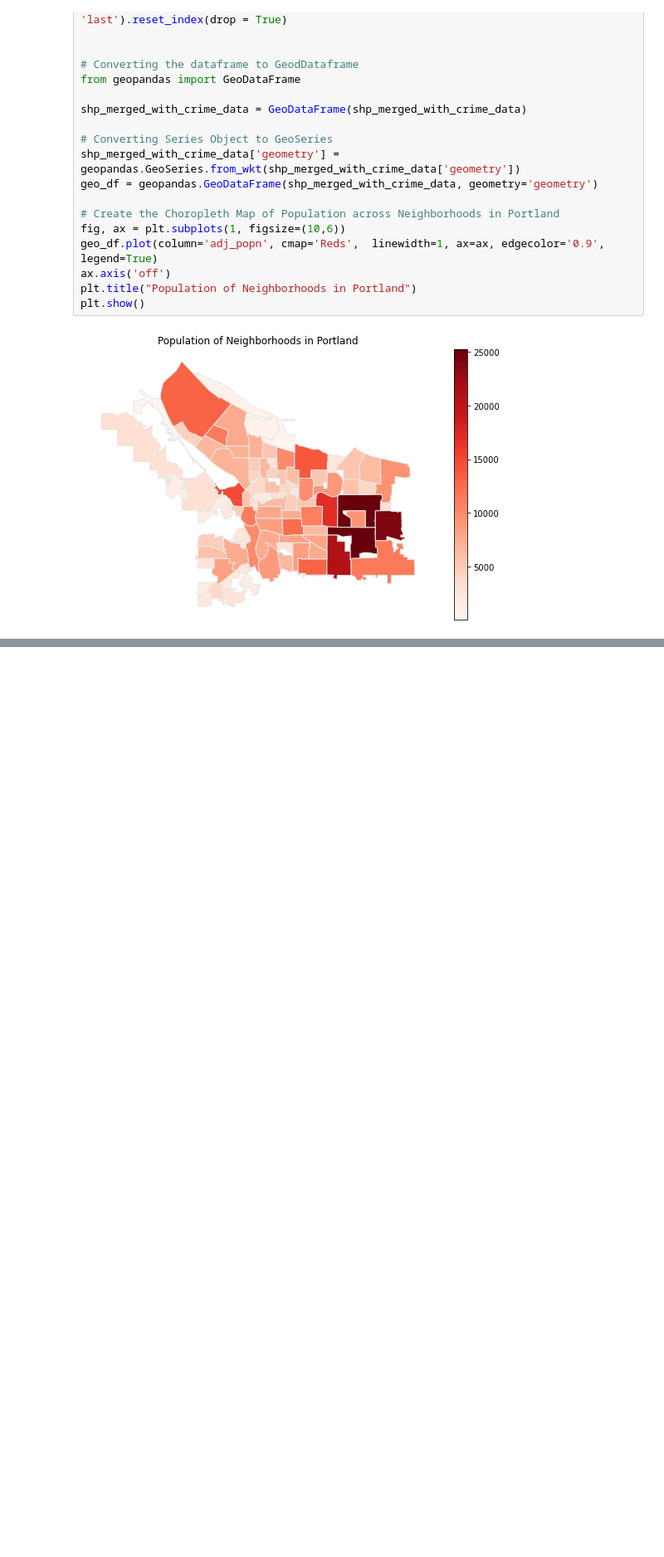
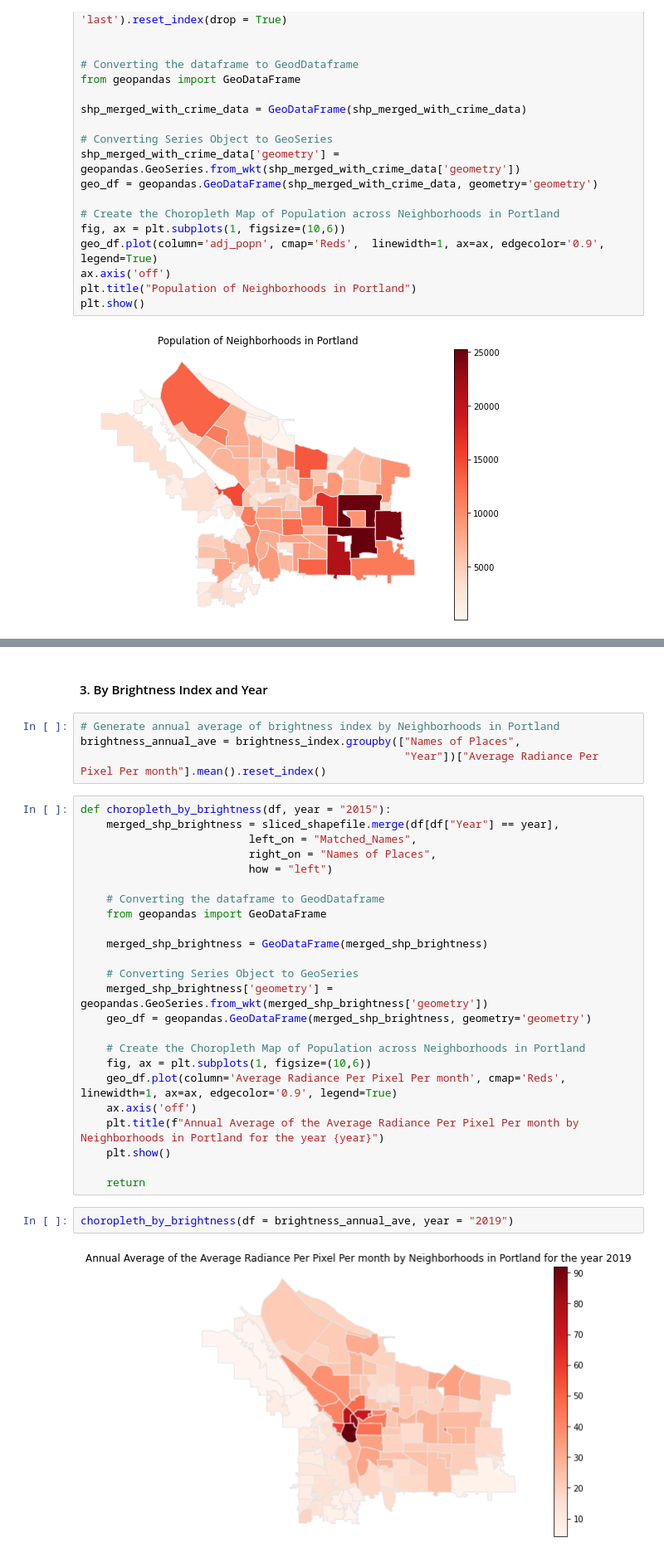
Before and after one commit to Abraham-newbie/Predicting_Crime_From_Space, a Jupyter notebook: project_sv.ipynb, the cells around one changed output, grey strips where cells are left out. Shown at 83% size. Saved outputs shown, nothing was run; the diff lists cells and outputs as text; blank space fills up the shorter version.

Commit message:
Added chorpleth map for brightness index, saved dataframe with controls for night, daytime, and all-day-long occurrence

```diff
--- a/project_sv.ipynb
+++ b/project_sv.ipynb
@@ -522,0 +546,34 @@ choropleth_by_year(merged_df = df_with_controls, year = "2021")
+# %% [markdown]
+#### 3. By Brightness Index and Year
+# %%
+# Generate annual average of brightness index by Neighborhoods in Portland
+brightness_annual_ave = brightness_index.groupby(["Names of Places",
+                                                  "Year"])["Average Radiance Per Pixel Per month"].mean().reset_index()
+# %%
+def choropleth_by_brightness(df, year = "2015"):
+    merged_shp_brightness = sliced_shapefile.merge(df[df["Year"] == year],
+                          left_on = "Matched_Names",
+                          right_on = "Names of Places",
+                          how = "left")
+
+    # Converting the dataframe to GeodDataframe
+    from geopandas import GeoDataFrame
+
+    merged_shp_brightness = GeoDataFrame(merged_shp_brightness)
+
+    # Converting Series Object to GeoSeries
+    merged_shp_brightness['geometry'] = geopandas.GeoSeries.from_wkt(merged_shp_brightness['geometry'])
+    geo_df = geopandas.GeoDataFrame(merged_shp_brightness, geometry='geometry')
+
+    # Create the Choropleth Map of Population across Neighborhoods in Portland
+    fig, ax = plt.subplots(1, figsize=(10,6))
+    geo_df.plot(column='Average Radiance Per Pixel Per month', cmap='Reds',  linewidth=1, ax=ax, edgecolor='0.9', legend=True)
+    ax.axis('off')
+    plt.title(f"Annual Average of the Average Radiance Per Pixel Per month by Neighborhoods in Portland for the year {year}")
+    plt.show()
+
+    return
+# %%
+choropleth_by_brightness(df = brightness_annual_ave, year = "2019")
+# %% [output]
+[figure, added]
```
Also changed, not shown: parts of 9 cells of this notebook.
